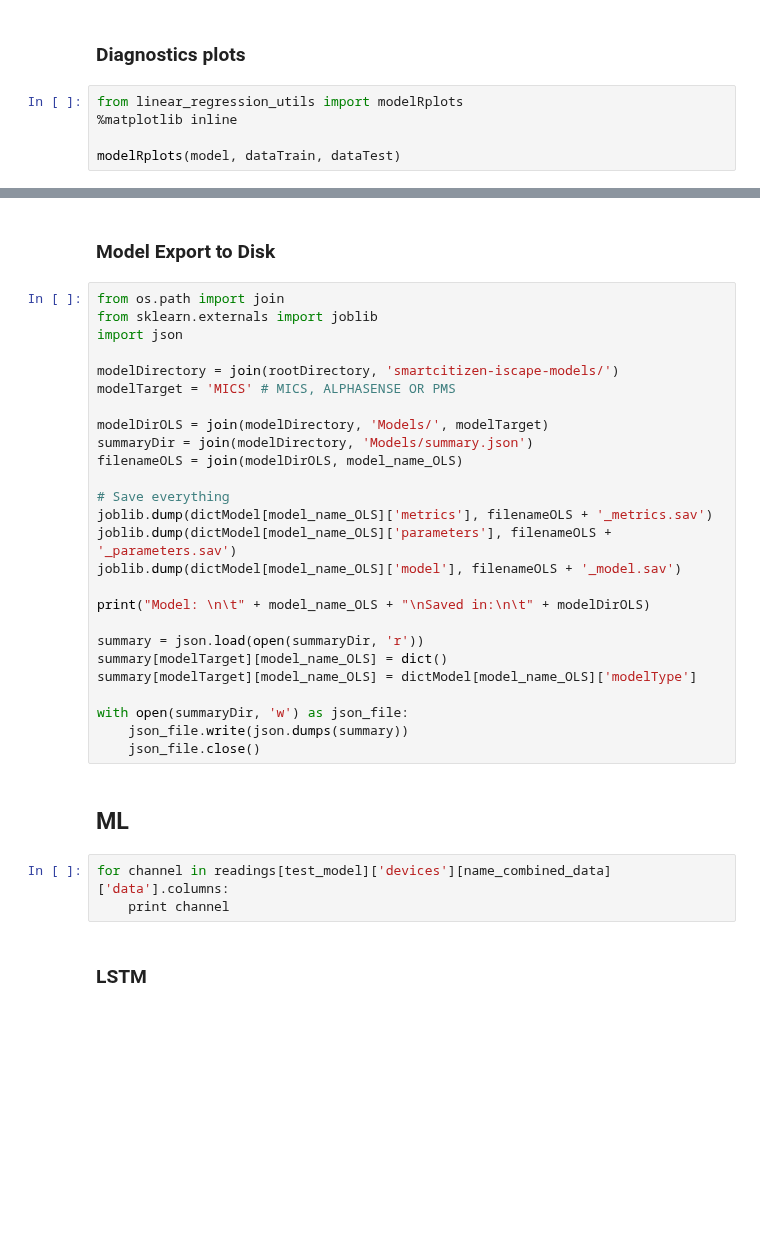
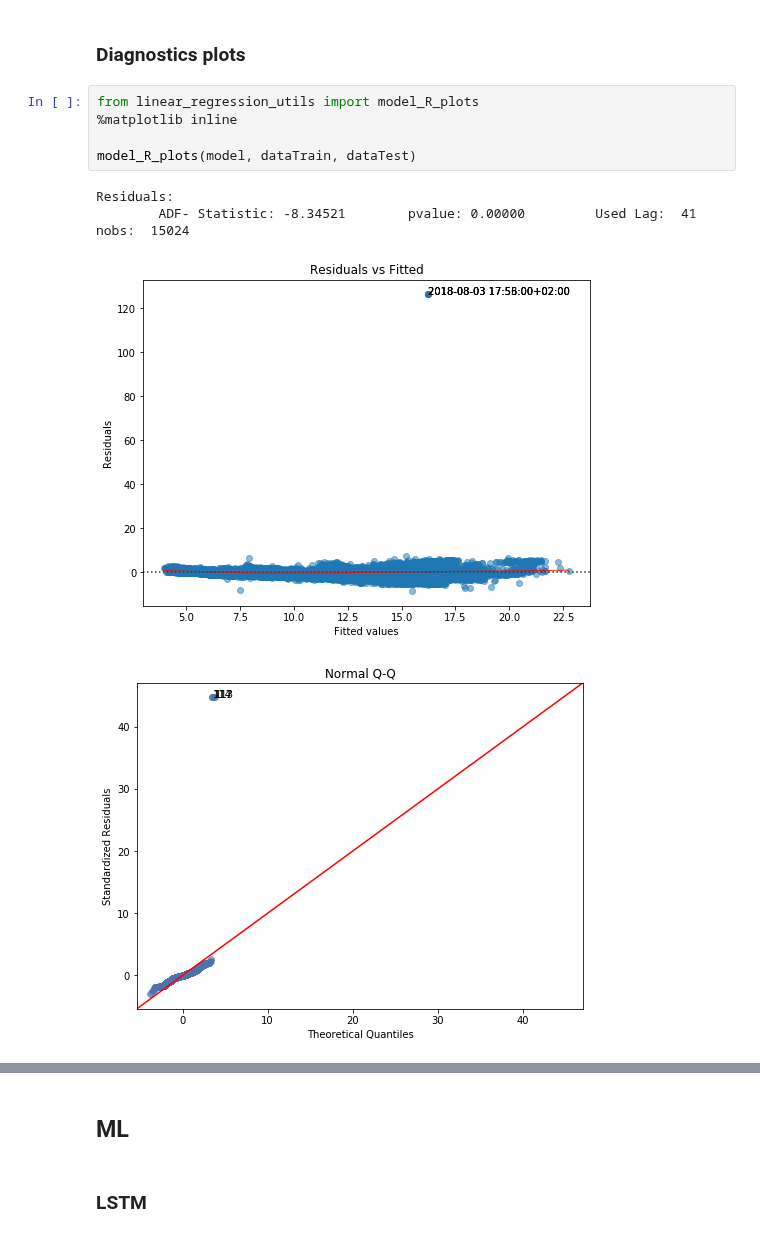
Before and after one commit to fablabbcn/smartcitizen-data, a Jupyter notebook: notebooks/Data-Analysis.ipynb, the cells around one changed output, grey strips where cells are left out. Drawn from its saved outputs; the diff is of its cells as text; blank space fills up the shorter version.

```diff
--- a/notebooks/Data-Analysis.ipynb
+++ b/notebooks/Data-Analysis.ipynb
@@ -1717,7 +1684,12 @@ readings[test_model]['devices'][model_name_OLS]['data'] = dataFrameExport
 # %% [markdown]
 ### Diagnostics plots
 # %%
-from linear_regression_utils import modelRplots
+from linear_regression_utils import model_R_plots
 %matplotlib inline
 
-modelRplots(model, dataTrain, dataTest)
+model_R_plots(model, dataTrain, dataTest)
+# %% [output]
+Residuals:
+        ADF- Statistic: -8.34521        pvalue: 0.00000         Used Lag:  41   nobs:  15024
+[figure, added]
+[figure, added]
@@ -1724,36 +1699,5 @@ modelRplots(model, dataTrain, dataTest)
-# %% [markdown]
-### Model Export to Disk
-# %%
-from os.path import join
-from sklearn.externals import joblib
-import json
-
-modelDirectory = join(rootDirectory, 'smartcitizen-iscape-models/')
-modelTarget = 'MICS' # MICS, ALPHASENSE OR PMS
-
-modelDirOLS = join(modelDirectory, 'Models/', modelTarget)
-summaryDir = join(modelDirectory, 'Models/summary.json')
-filenameOLS = join(modelDirOLS, model_name_OLS)
-
-# Save everything
-joblib.dump(dictModel[model_name_OLS]['metrics'], filenameOLS + '_metrics.sav')
-joblib.dump(dictModel[model_name_OLS]['parameters'], filenameOLS + '_parameters.sav')
-joblib.dump(dictModel[model_name_OLS]['model'], filenameOLS + '_model.sav')
-
-print("Model: \n\t" + model_name_OLS + "\nSaved in:\n\t" + modelDirOLS)
-
-summary = json.load(open(summaryDir, 'r'))
-summary[modelTarget][model_name_OLS] = dict()
-summary[modelTarget][model_name_OLS] = dictModel[model_name_OLS]['modelType']
-
-with open(summaryDir, 'w') as json_file:
-    json_file.write(json.dumps(summary))
-    json_file.close()
 # %% [markdown]
 ## ML
-# %%
-for channel in readings[test_model]['devices'][name_combined_data]['data'].columns:
-    print channel
 # %% [markdown]
 ### LSTM
 # %% [markdown]
```
Also changed, not shown: parts of 52 cells of this notebook, 3 other files.
